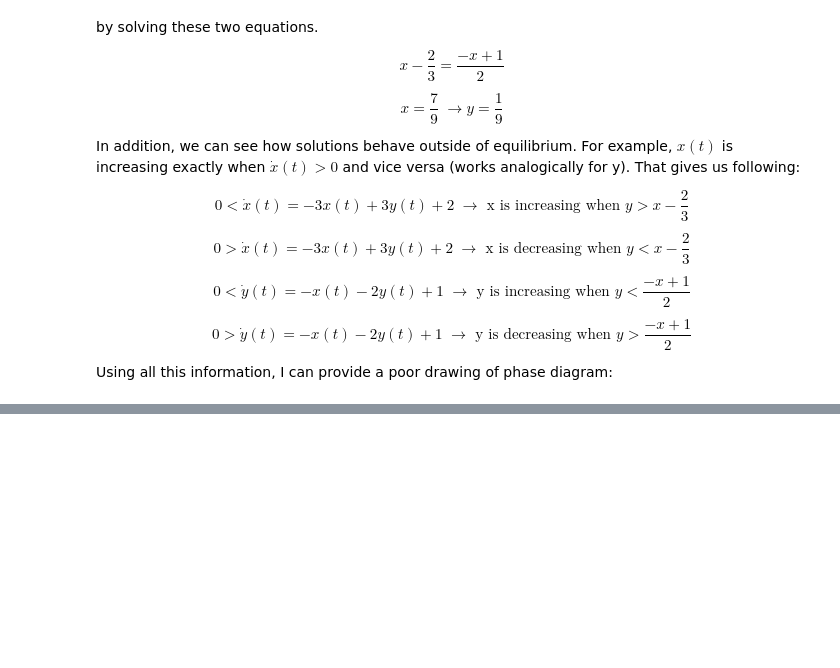
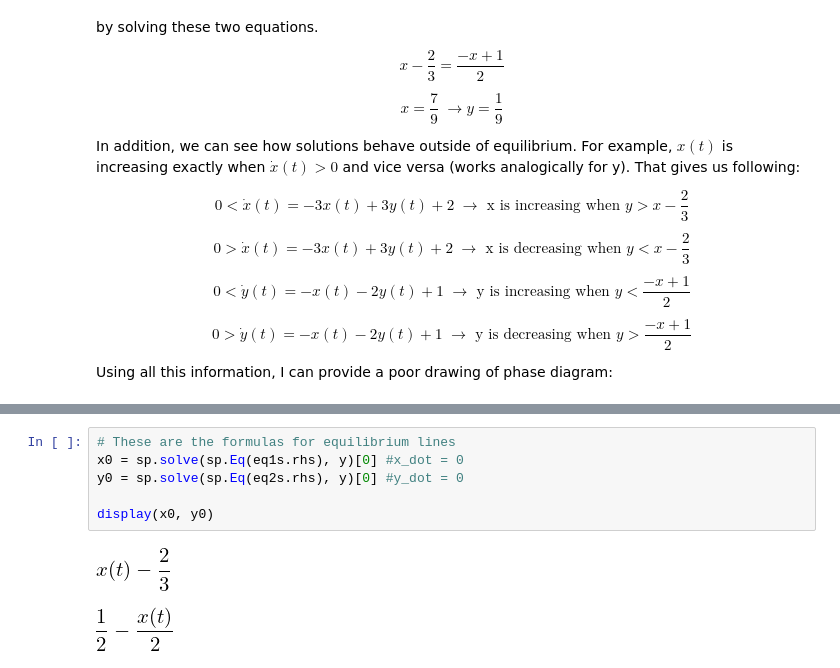
Before and after one commit to magicbeans817/PS2, a Jupyter notebook: PS2.ipynb, the cells around one changed output, grey strips where cells are left out. Cells and saved outputs as stored; diff of their text form; blank space fills up the shorter version.

```diff
--- a/PS2.ipynb
+++ b/PS2.ipynb
@@ -418,0 +434,9 @@ operable program or batch file.
+# %%
+# These are the formulas for equilibrium lines
+x0 = sp.solve(sp.Eq(eq1s.rhs), y)[0] #x_dot = 0
+y0 = sp.solve(sp.Eq(eq2s.rhs), y)[0] #y_dot = 0
+
+display(x0, y0)
+# %% [output]
+[figure, added]
+[figure, added]
```
Also changed, not shown: parts of 8 cells of this notebook.
